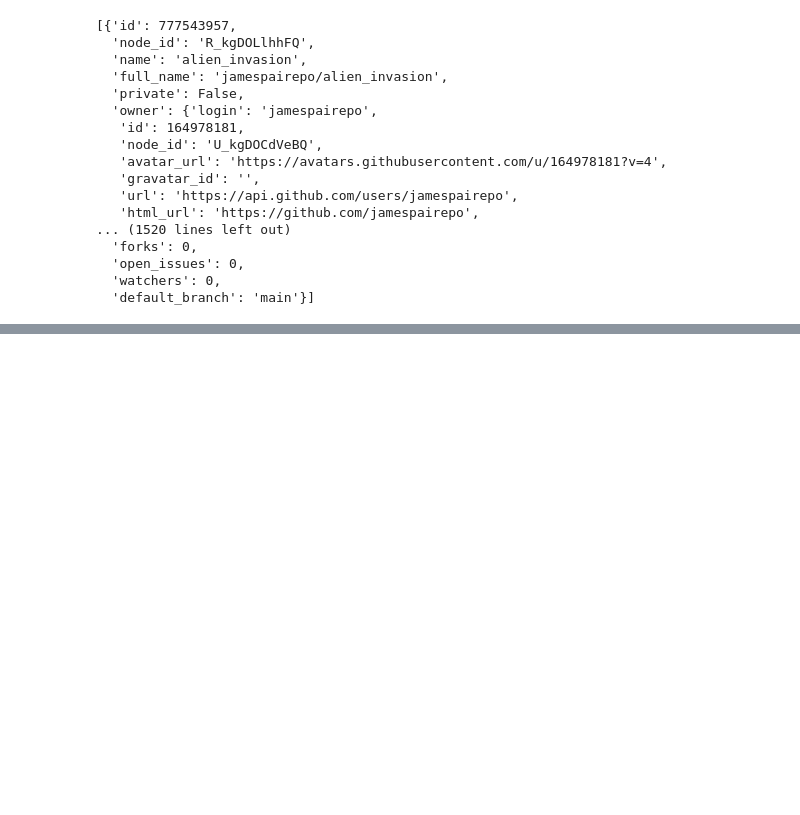
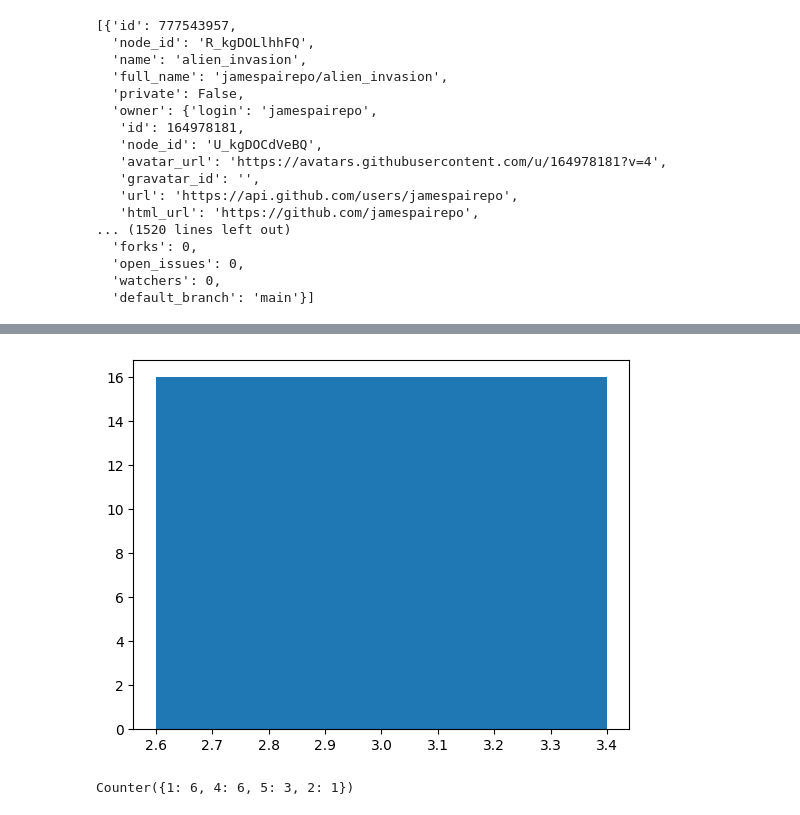
Before and after one commit to jamespairepo/ch9_books_about_data, a Jupyter notebook: github_api.ipynb, the cells around one changed output, grey strips where cells are left out. Drawn from its saved outputs; the diff is of its cells as text; code cells hidden in the pictures; blank space fills up the shorter version.

```diff
--- a/github_api.ipynb
+++ b/github_api.ipynb
@@ -24,0 +28,6 @@ repos
+# %%
+dates = [parse(repo["created_at"]) for repo in repos]
+month_counts = Counter(date.month for date in dates)
+weekday_counts = Counter(date.weekday() for date in dates)
+hour_counts = Counter(date.hour for date in dates)
+dates
@@ -24,0 +53,9 @@ repos
+# %%
+plt.bar(month_counts.keys(), month_counts.values())
+plt.show()
+# %% [output]
+[figure, added]
+# %%
+weekday_counts
+# %% [output]
+Counter({1: 6, 4: 6, 5: 3, 2: 1})
```
Also changed, not shown: parts of 5 cells of this notebook, 1 other file.
